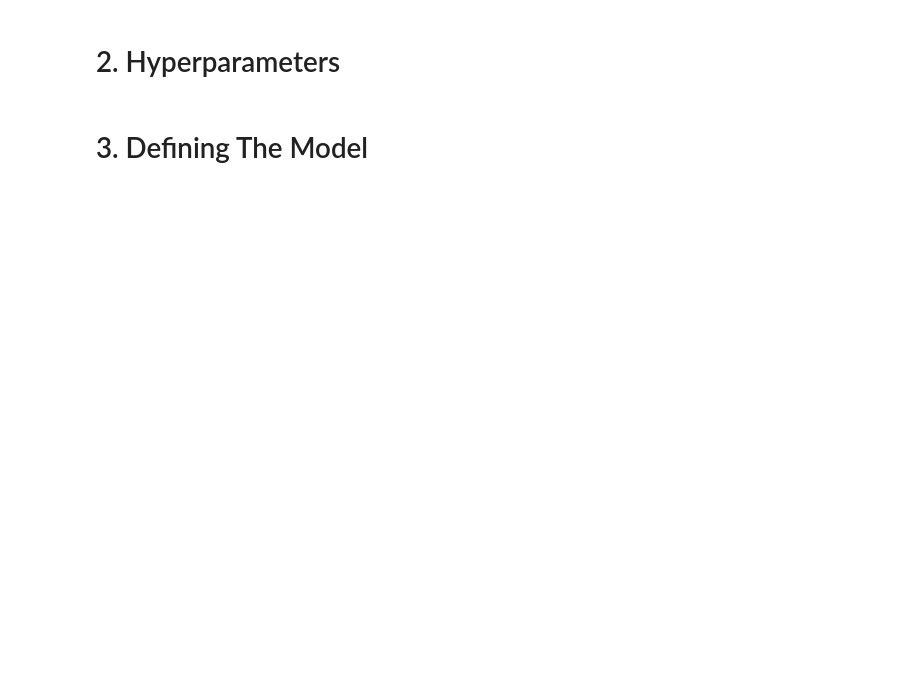
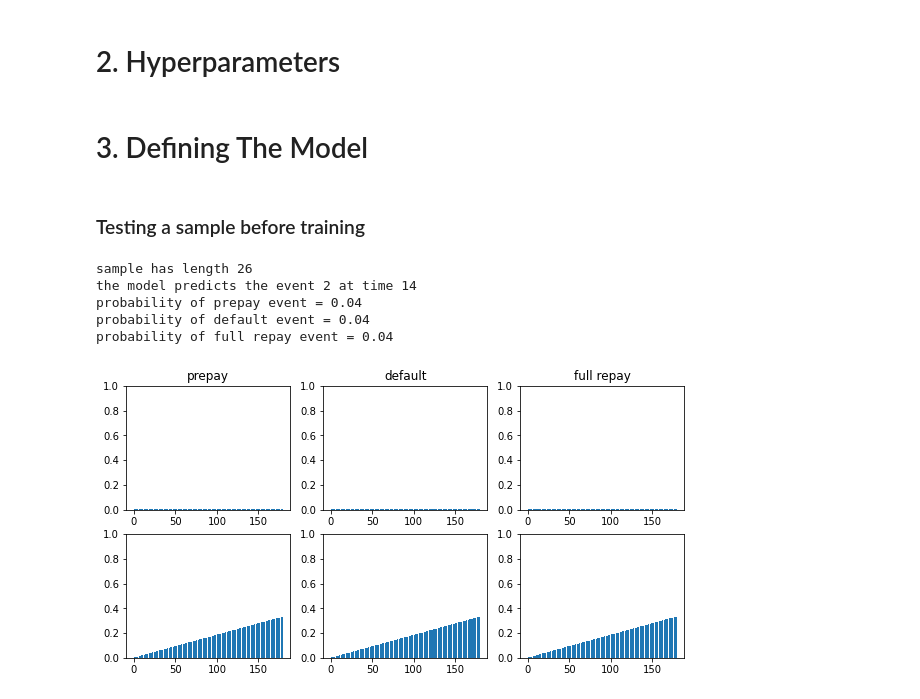
Before and after one commit to madkerpe/poc_ddht_pytorch, a Jupyter notebook: baseline_FREDDIEMAC.ipynb, the cells around one changed output. Saved outputs shown, nothing was run; the diff lists cells and outputs as text; code cells hidden in the pictures; blank space fills up the shorter version.

Commit message:
DeepHit on the FM dataset running for the first time

```diff
--- a/baseline_FREDDIEMAC.ipynb
+++ b/baseline_FREDDIEMAC.ipynb
@@ -120,6 +190,2 @@ batch event= 0 --- batch_data_length= 33 --- batch_tte= 33
 # %% [markdown]
 # 2. Hyperparameters
-# %%
-test_poc_raw_dataset = PocDataset(num_cases=1)
-test_data_loader = DataLoader(dataset=test_poc_raw_dataset,batch_size=1,pin_memory=True)
-test_batch_data, test_batch_data_length, test_batch_event, test_tte, test_meta = next(iter(test_data_loader))
@@ -126,2 +220,45 @@ test_batch_data, test_batch_data_length, test_batch_event, test_tte, test_meta =
 # %% [markdown]
 # 3. Defining The Model
+# %%
+# initialize model
+encoder = Encoder(input_size, hidden_size_encoder, context_size).to(DEVICE)
+causess = CauseSpecificSubnetwork(context_size, hidden_cause_size, input_size, MAX_LENGTH, NUM_CAUSES).to(DEVICE)
+DHT = DeepHit(encoder, causess, DEVICE)
+
+# intialize optimizer
+optimizer_encoder = Adam(encoder.parameters(), lr=LEARNING_RATE_ENCODER)
+optimizer_causess = Adam(causess.parameters(), lr=LEARNING_RATE_CAUSESS)
+# %% [markdown]
+### Testing a sample before training
+# %%
+from utils import plot_fht_and_cif_baseline
+from baseline_losses import CIF_K
+
+test_batch_data, test_batch_data_length, test_batch_event, test_batch_tte = next(iter(test_data_loader))
+
+test_batch_data = test_batch_data.unsqueeze(0).to(DEVICE)
+test_batch_data_length = test_batch_data_length.unsqueeze(0).to(DEVICE)
+test_batch_event = test_batch_event.unsqueeze(0).to(DEVICE)
+
+DHT.eval()
+
+test_first_hitting_time = DHT(test_batch_data, test_batch_data_length)
+print("sample has length %d" % test_batch_data_length[0])
+
+test_first_hitting_time_argmax = test_first_hitting_time.argmax().item()
+model_event_prediction = test_first_hitting_time_argmax // MAX_LENGTH
+model_tte_prediction = test_first_hitting_time_argmax % MAX_LENGTH
+print("the model predicts the event %d at time %d" % (model_event_prediction, model_tte_prediction + 1))
+
+print("probability of prepay event = %.2f" % CIF_K(test_first_hitting_time[0], 0, MAX_LENGTH)[23].item())
+print("probability of default event = %.2f" % CIF_K(test_first_hitting_time[0], 1, MAX_LENGTH)[23].item())
+print("probability of full repay event = %.2f" % CIF_K(test_first_hitting_time[0], 2, MAX_LENGTH)[23].item())
+
+plot_fht_and_cif_baseline(test_first_hitting_time[0], MAX_LENGTH)
+# %% [output]
+sample has length 26
+the model predicts the event 2 at time 14
+probability of prepay event = 0.04
+probability of default event = 0.04
+probability of full repay event = 0.04
+[figure, added]
```
Also changed, not shown: parts of 13 cells of this notebook, 4 other files.
